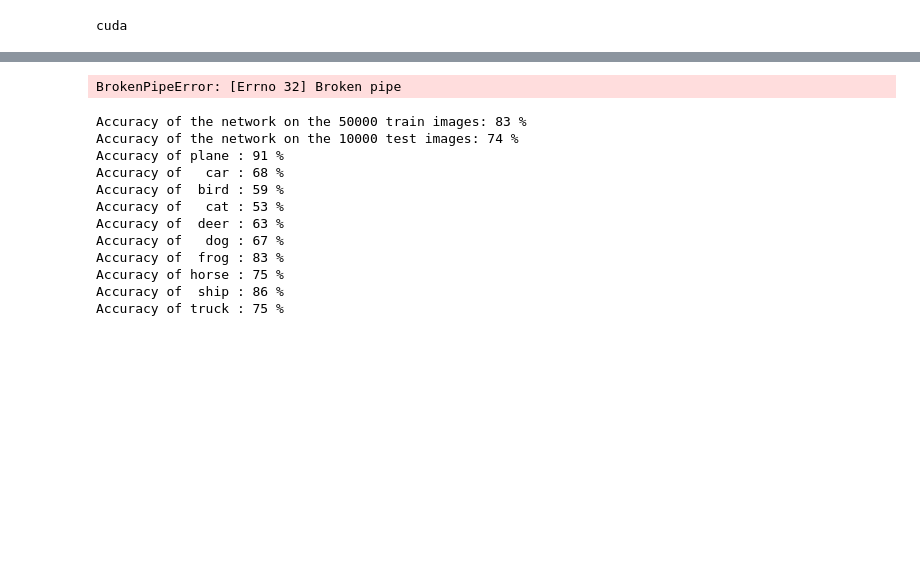
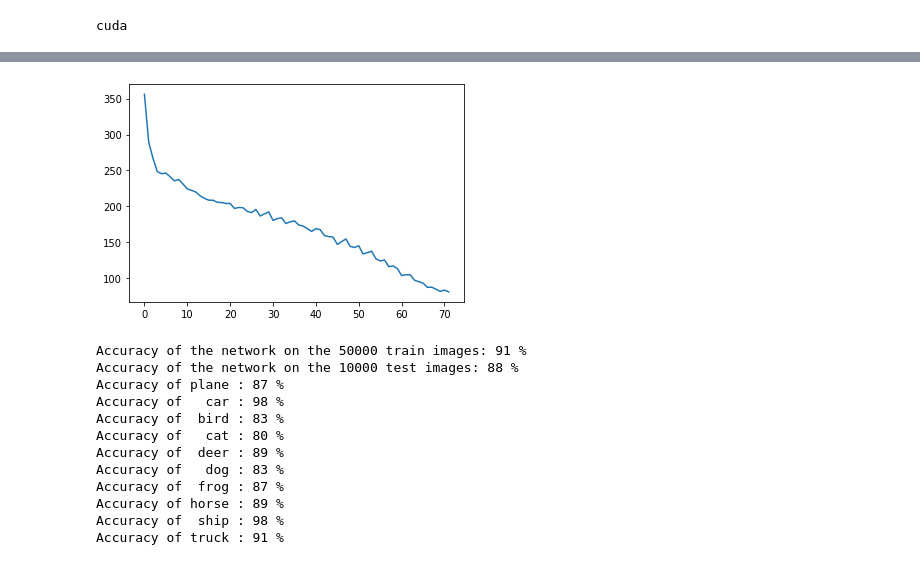
Before and after one commit to yemq3/sysu-junior-ise-study, a Jupyter notebook: 人工智能原理/实验/cifar10/cifar10_resnet9.ipynb, the cells around one changed output, grey strips where cells are left out. Cells and saved outputs as stored; diff of their text form; code cells hidden in the pictures; blank space fills up the shorter version.

```diff
--- a/人工智能原理/实验/cifar10/cifar10_resnet9.ipynb
+++ b/人工智能原理/实验/cifar10/cifar10_resnet9.ipynb
@@ -114,5 +170,13 @@ optimizer = optim.Adam(net.parameters(), lr=1e-3, weight_decay= 5e-4 * BATCH_SIZ
+# %%
+net = create_model()
+epochs = 24
+criterion = nn.CrossEntropyLoss()
+# optimizer = optim.Adam(net.parameters(), lr=1e-3, weight_decay= 5e-4 * BATCH_SIZE)
+optimizer = optim.SGD(net.parameters(), lr=5e-3, momentum=0.9, weight_decay= 5e-4 * BATCH_SIZE)
+scheduler = optim.lr_scheduler.CosineAnnealingLR(optimizer, T_max = epochs)
 # %%
-for epoch in range(4):  # loop over the dataset multiple times
+losses = []
+for epoch in range(epochs):  # loop over the dataset multiple times
 
     running_loss = 0.0
     for i, data in enumerate(trainloader, 0):
@@ -128,6 +192,7 @@ for epoch in range(4):  # loop over the dataset multiple times
         loss = criterion(outputs, labels)
         loss.backward()
         optimizer.step()
+        scheduler.step(epoch)
 
         # print statistics
         running_loss += loss.item()
@@ -135,10 +200,14 @@ for epoch in range(4):  # loop over the dataset multiple times
             print('[%d, %5d] loss: %.3f' %
                   (epoch + 1, i + 1, running_loss / 200))
 
-            writer.add_scalar('training loss', running_loss / 200,
-                              epoch * len(trainloader) + i)
+#             writer.add_scalar('training loss', running_loss / 200,
+#                               (epoch-1) * len(trainloader) + i)
+
+            losses.append(running_loss)
 
             running_loss = 0.0
 
+plt.plot(losses)
+
 print('Finished Training')
 # %% [output]
@@ -148,4 +231,4 @@ print('Finished Training')
-BrokenPipeError: [Errno 32] Broken pipe
+[figure, added]
 # %%
 PATH = './cifar_resnet9.pth'
 torch.save(net.state_dict(), PATH)
@@ -202,17 +287,17 @@ def test(net, weight_path, trainloader, testloader):
         print('Accuracy of %5s : %2d %%' % (
             classes[i], 100 * class_correct[i] / class_total[i]))
 # %%
-test(net, PATH, trainloader, testloader)
+test(net, None, trainloader, testloader)
 # %% [output]
-Accuracy of the network on the 50000 train images: 83 %
-Accuracy of the network on the 10000 test images: 74 %
-Accuracy of plane : 91 %
-Accuracy of   car : 68 %
-Accuracy of  bird : 59 %
-Accuracy of   cat : 53 %
-Accuracy of  deer : 63 %
-Accuracy of   dog : 67 %
-Accuracy of  frog : 83 %
-Accuracy of horse : 75 %
-Accuracy of  ship : 86 %
-Accuracy of truck : 75 %
+Accuracy of the network on the 50000 train images: 91 %
+Accuracy of the network on the 10000 test images: 88 %
+Accuracy of plane : 87 %
+Accuracy of   car : 98 %
+Accuracy of  bird : 83 %
+Accuracy of   cat : 80 %
+Accuracy of  deer : 89 %
+Accuracy of   dog : 83 %
+Accuracy of  frog : 87 %
+Accuracy of horse : 89 %
+Accuracy of  ship : 98 %
+Accuracy of truck : 91 %
```
Also changed, not shown: parts of 11 cells of this notebook, 10 other files.
